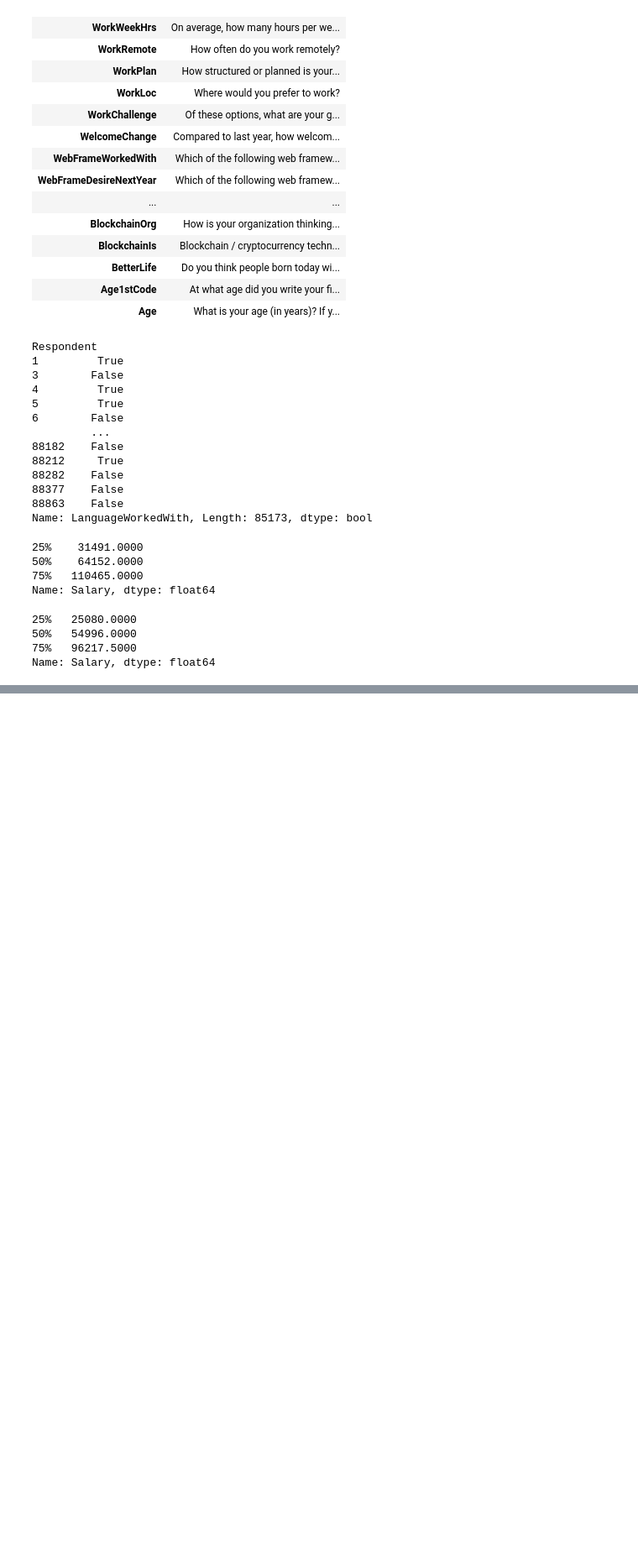
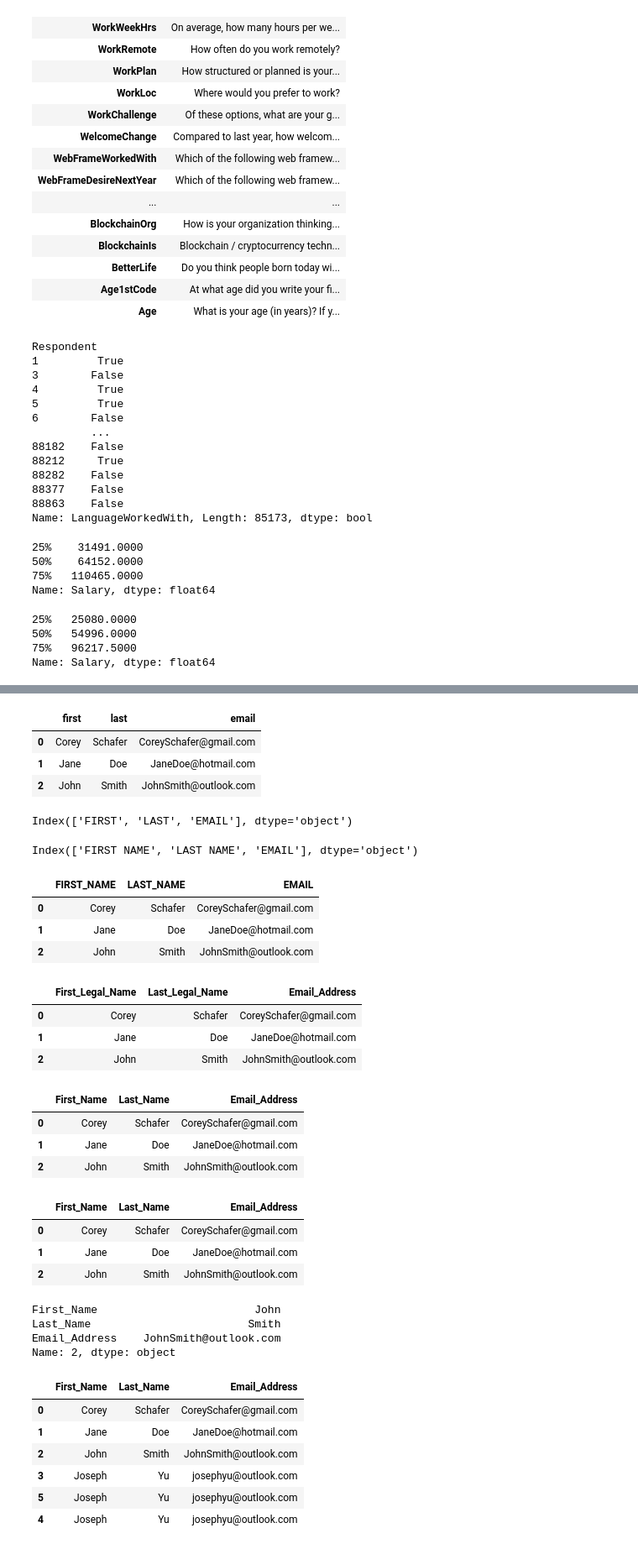
Before and after one commit to JosephZYU/Python-5-pandas, a Jupyter notebook: 98.pandas_review.ipynb, the cells around one changed output, grey strips where cells are left out. Shown: that part at 84% size. Drawn from its saved outputs; the diff is of its cells as text; code cells hidden in the pictures; blank space fills up the shorter version.

```diff
--- a/98.pandas_review.ipynb
+++ b/98.pandas_review.ipynb
@@ -212,0 +187,7 @@ list(set(li_con))
+# %%
+pp_df
+# %% [output]
+|  | first | last | email |
+| 0 | Corey | Schafer | CoreySchafer@gmail.com |
+| 1 | Jane | Doe | JaneDoe@hotmail.com |
+| 2 | John | Smith | JohnSmith@outlook.com |
@@ -212,0 +196,4 @@ list(set(li_con))
+# %%
+pp_df.columns
+# %% [output]
+Index(['FIRST', 'LAST', 'EMAIL'], dtype='object')
@@ -212,0 +202,13 @@ list(set(li_con))
+# %%
+pp_df.columns.str.replace('_', ' ')
+# %% [output]
+Index(['FIRST NAME', 'LAST NAME', 'EMAIL'], dtype='object')
+# %%
+pp_df
+# %% [output]
+|  | FIRST_NAME | LAST_NAME | EMAIL |
+| 0 | Corey | Schafer | CoreySchafer@gmail.com |
+| 1 | Jane | Doe | JaneDoe@hotmail.com |
+| 2 | John | Smith | JohnSmith@outlook.com |
+# %%
+pp_df.columns = pp_df.columns.str.title()
@@ -212,0 +217,17 @@ list(set(li_con))
+# %%
+pp_df.rename(columns={
+    'First_Name': 'First_Legal_Name',
+    'Last_Name': 'Last_Legal_Name'
+})
+# %% [output]
+|  | First_Legal_Name | Last_Legal_Name | Email_Address |
+| 0 | Corey | Schafer | CoreySchafer@gmail.com |
+| 1 | Jane | Doe | JaneDoe@hotmail.com |
+| 2 | John | Smith | JohnSmith@outlook.com |
+# %%
+pp_df
+# %% [output]
+|  | First_Name | Last_Name | Email_Address |
+| 0 | Corey | Schafer | CoreySchafer@gmail.com |
+| 1 | Jane | Doe | JaneDoe@hotmail.com |
+| 2 | John | Smith | JohnSmith@outlook.com |
@@ -212,0 +239,14 @@ list(set(li_con))
+# %%
+df.loc[:,:]
+# %% [output]
+|  | First_Name | Last_Name | Email_Address |
+| 0 | Corey | Schafer | CoreySchafer@gmail.com |
+| 1 | Jane | Doe | JaneDoe@hotmail.com |
+| 2 | John | Smith | JohnSmith@outlook.com |
+# %%
+df.loc[2,:]
+# %% [output]
+First_Name                        John
+Last_Name                        Smith
+Email_Address    JohnSmith@outlook.com
+Name: 2, dtype: object
@@ -212,0 +263,10 @@ list(set(li_con))
+# %%
+df
+# %% [output]
+|  | First_Name | Last_Name | Email_Address |
+| 0 | Corey | Schafer | CoreySchafer@gmail.com |
+| 1 | Jane | Doe | JaneDoe@hotmail.com |
+| 2 | John | Smith | JohnSmith@outlook.com |
+| 3 | Joseph | Yu | josephyu@outlook.com |
+| 5 | Joseph | Yu | josephyu@outlook.com |
+| 4 | Joseph | Yu | josephyu@outlook.com |
```
Also changed, not shown: parts of 15 cells of this notebook, 2 other files.
